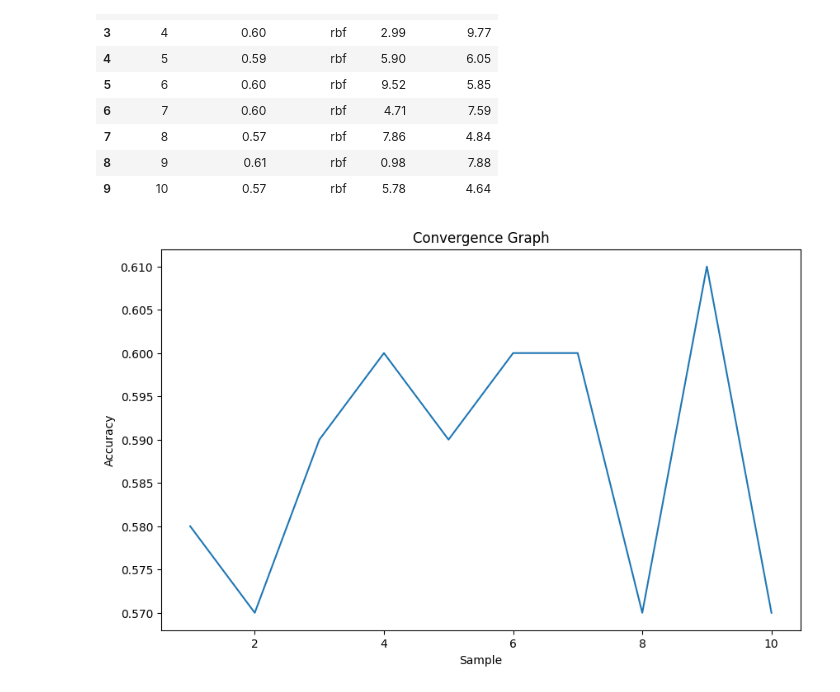
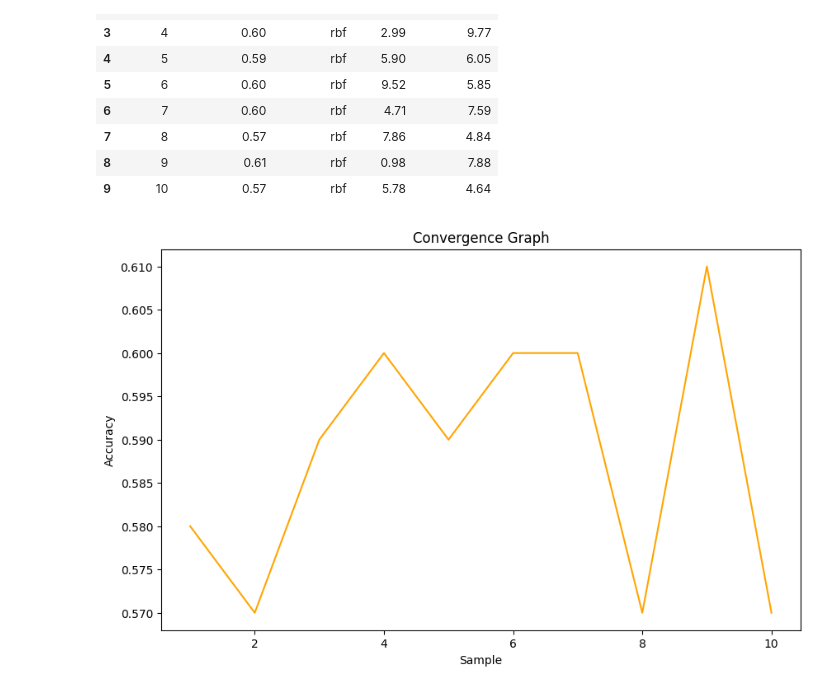
Before and after one commit to NuclearPasta06/Parameter-Optimization-of-SVM, a Jupyter notebook: Parameter Optimization of SVM.ipynb, the cells around one changed output. Cells and saved outputs as stored; diff of their text form; code cells hidden in the pictures.

```diff
--- a/Parameter Optimization of SVM.ipynb
+++ b/Parameter Optimization of SVM.ipynb
@@ -137,10 +117,10 @@ result
 | 9 | 10 | 0.57 | rbf | 5.78 | 4.64 |
 # %%
 plt.figure(figsize=(10, 6))
-plt.plot(result['Sample'], result['Best Accuracy'], label='Training Score')
+plt.plot(result['Sample'], result['Best Accuracy'], label='Training Score',color='orange')
 plt.xlabel('Sample')
 plt.ylabel('Accuracy')
 plt.title('Convergence Graph')
 plt.show()
 # %% [output]
-[figure, old version]
+[figure, new version]
```
Also changed, not shown: parts of 1 cell of this notebook.
